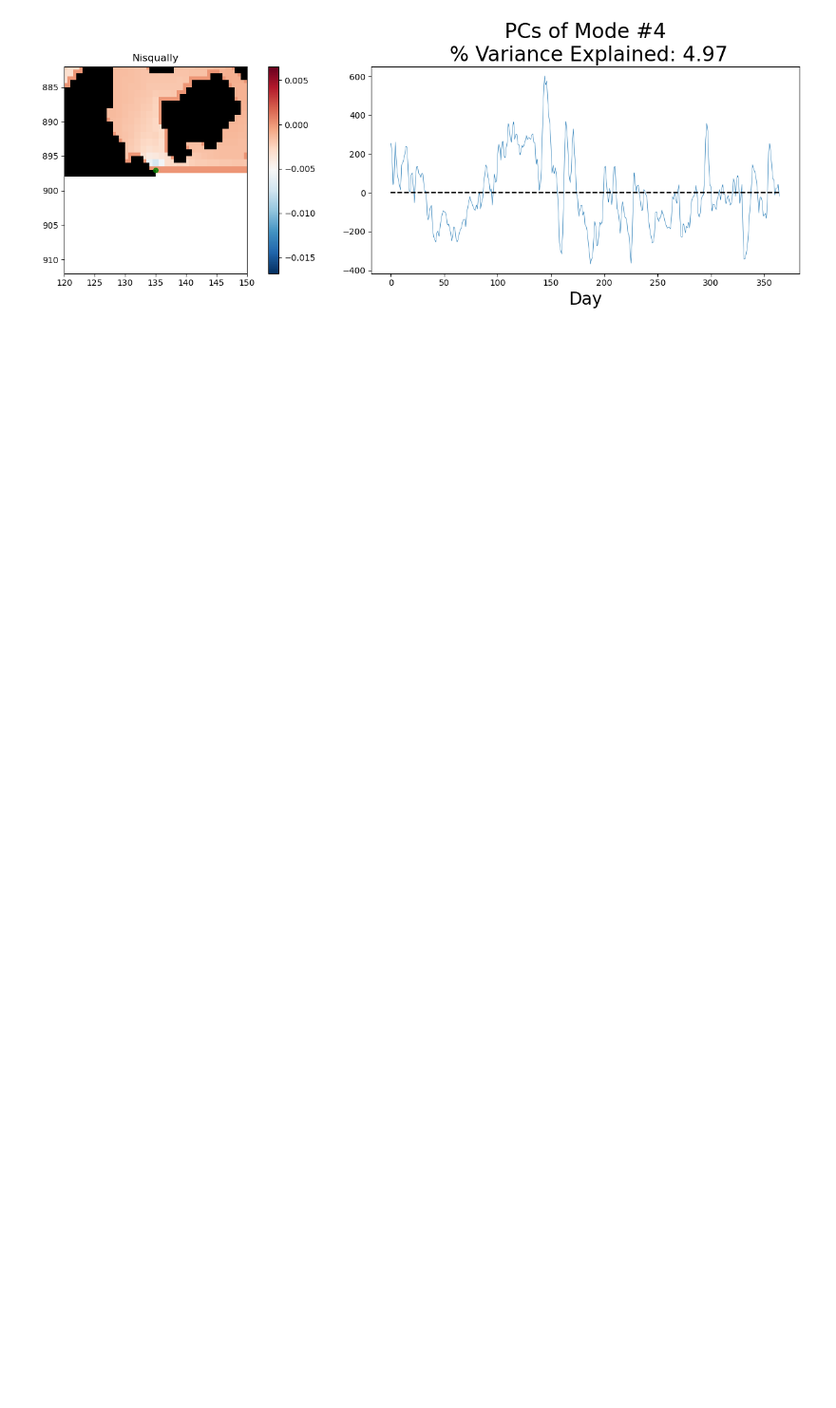
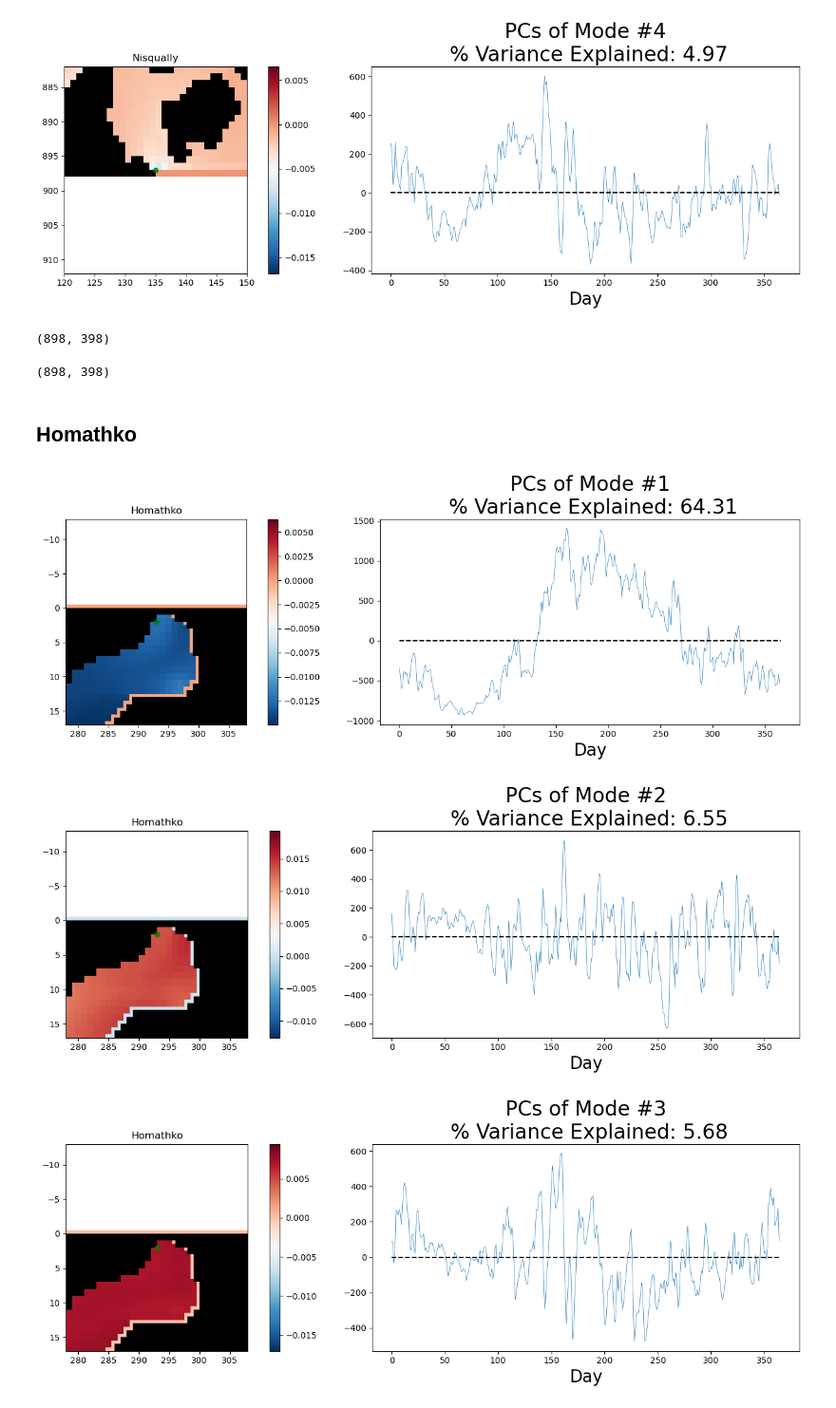
Before and after one commit to SalishSeaCast/analysis-cassidy, a Jupyter notebook: notebooks/compare_daily_river/river_influence_PCA_zoomin.ipynb, the cells around one changed output. Shown at 95% size. Drawn from its saved outputs; the diff is of its cells as text; code cells hidden in the pictures; blank space fills up the shorter version.

```diff
--- a/notebooks/compare_daily_river/river_influence_PCA_zoomin.ipynb
+++ b/notebooks/compare_daily_river/river_influence_PCA_zoomin.ipynb
@@ -138,7 +139,7 @@ for kk in range(n):
 
     plt.subplot(n,2,kk*2+1)
     to_show = np.ma.masked_array(np.flipud(np.reshape(eigvecs[kk],(Ny,Nx))), mask=tmask[0])
-    cb = ax2[kk,0].imshow(np.flipud(np.reshape(eigvecs[kk],(Ny,Nx))), cmap='RdBu_r')
+    cb = ax2[kk,0].pcolormesh(np.flipud(np.reshape(eigvecs[kk],(Ny,Nx))), cmap='RdBu_r')
     plt.colorbar(cb)
     cb2 = ax2[kk,0].pcolormesh(np.flipud(land), cmap='copper')  ################## want
     viz_tools.set_aspect(ax2[kk,0]);
@@ -163,7 +164,7 @@ n = 3
 fig, ax = plt.subplots(1, 2, figsize=(15, 5))
 
 to_show = np.ma.masked_array(np.flipud(np.reshape(eigvecs[n],(Ny,Nx))), mask=tmask[0])
-cb = ax[0].imshow(np.flipud(np.reshape(eigvecs[n],(Ny,Nx))), cmap='RdBu_r')
+cb = ax[0].pcolormesh(np.flipud(np.reshape(eigvecs[n],(Ny,Nx))), cmap='RdBu_r')
 plt.colorbar(cb)
 cb2 = ax[0].pcolormesh(np.flipud(land), cmap='gray')  ################## want
 viz_tools.set_aspect(ax[0]);
@@ -182,17 +183,24 @@ plt.tight_layout()
 plt.show()
 # %% [output]
 [figure]
+# %%
+np.flipud(np.reshape(eigvecs[n],(Ny,Nx))).shape
+# %% [output]
+(898, 398)
+# %%
+np.flipud(land).shape
+# %% [output]
+(898, 398)
 # %%
 def river_zoom(w_shed, r_call, r_name, n):
     river_idx = [rivers.prop_dict[w_shed][r_call]['i'], rivers.prop_dict[w_shed][r_call]['j']]
     river_range = [river_idx[0] - 15, river_idx[0] + 15, river_idx[1] - 15, river_idx[1] + 15]
 
     #plot the first n modes and PCs -- choose a value of 'n' from the variance explained figure
-    n = 3
     fig, ax = plt.subplots(1, 2, figsize=(15, 5))
 
     to_show = np.ma.masked_array(np.flipud(np.reshape(eigvecs[n],(Ny,Nx))), mask=tmask[0])
-    cb = ax[0].imshow(np.flipud(np.reshape(eigvecs[n],(Ny,Nx))), cmap='RdBu_r')
+    cb = ax[0].pcolormesh(np.flipud(np.reshape(eigvecs[n],(Ny,Nx))), cmap='RdBu_r')
     plt.colorbar(cb)
     cb2 = ax[0].pcolormesh(np.flipud(land), cmap='gray')  ################## want
     viz_tools.set_aspect(ax[0]);
@@ -209,3 +217,15 @@ def river_zoom(w_shed, r_call, r_name, n):
 
     plt.tight_layout()
     plt.show()
+# %% [markdown]
+## Homathko
+# %%
+river_zoom('bute','Homathko','Homathko',0)
+river_zoom('bute','Homathko','Homathko',1)
+river_zoom('bute','Homathko','Homathko',2)
+river_zoom('bute','Homathko','Homathko',3)
+river_zoom('bute','Homathko','Homathko',4)
+# %% [output]
+[figure, added]
+[figure, added]
+[figure, added]
```
Also changed, not shown: parts of 4 cells of this notebook, 1 other file.
